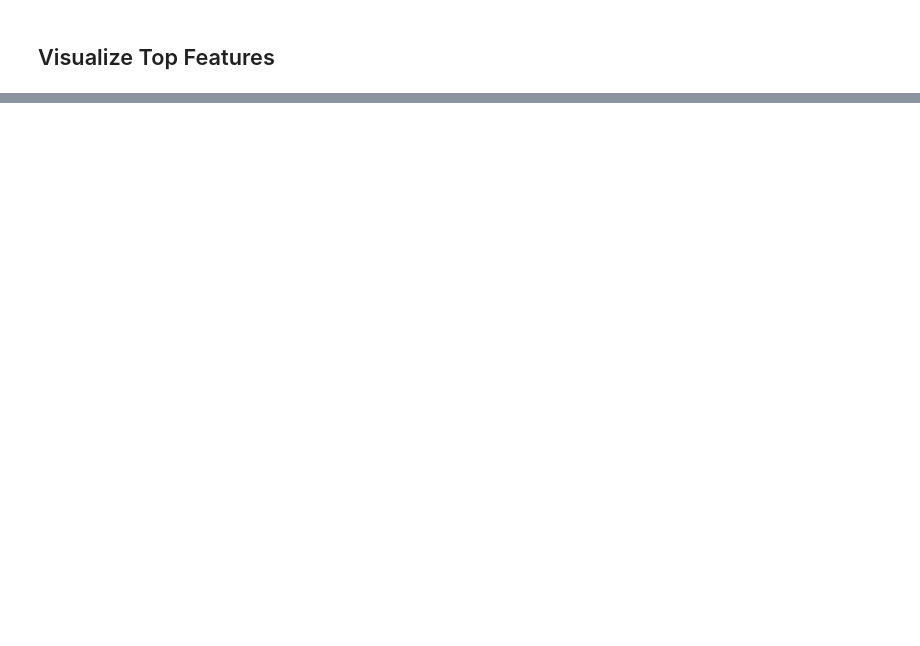
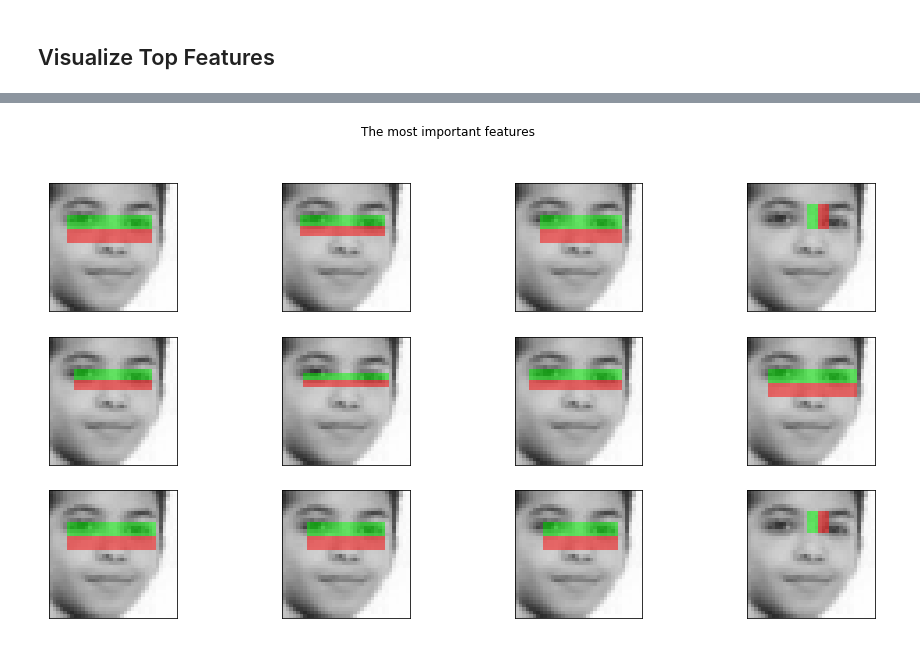
Before and after one commit to mjiang9/cos429project, a Jupyter notebook: Viola-Jones.ipynb, the cells around one changed output, grey strips where cells are left out. Saved outputs shown, nothing was run; the diff lists cells and outputs as text; code cells hidden in the pictures; blank space fills up the shorter version.

```diff
--- a/Viola-Jones.ipynb
+++ b/Viola-Jones.ipynb
@@ -392,8 +368,8 @@ print(rf25.score(Xt_900, y_t))
 0.9816666666666667
 # %%
 t_start = time()
-rf25_1800 = RandomForestClassifier(n_estimators=1000, max_depth=None, n_jobs=-1, random_state=0)
-rf25_1800.fit(X25_1800, y)
+rf25_ = RandomForestClassifier(n_estimators=1000, max_depth=None, n_jobs=-1, random_state=0)
+rf25_.fit(X25, y)
 print(time() - t_start)
-print(rf25_1800.score(Xt_1800, y_t))
+print(rf25_.score(Xt_900, y_t))
 # %% [output]
@@ -731,0 +630,4 @@ gettop(face_filenames100, rf100)
+# %%
+gettop(face_filenames25, rf25_)
+# %% [output]
+[figure, added]
```
Also changed, not shown: parts of 132 cells of this notebook, 2 other files.
